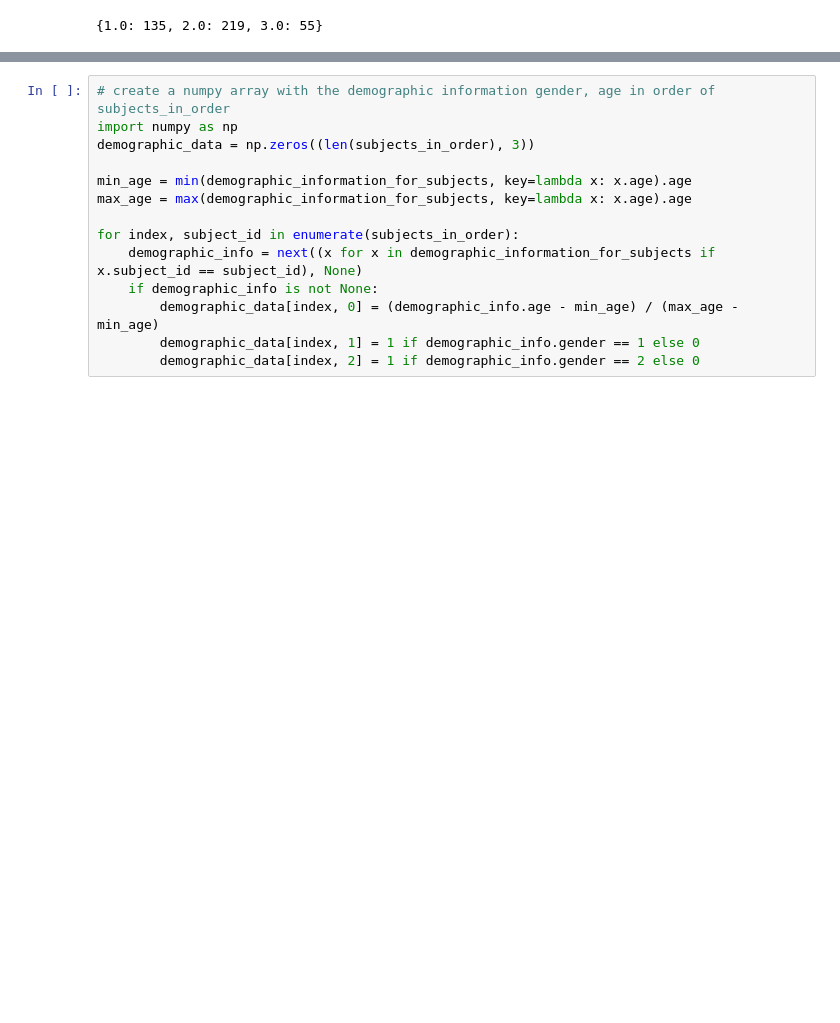
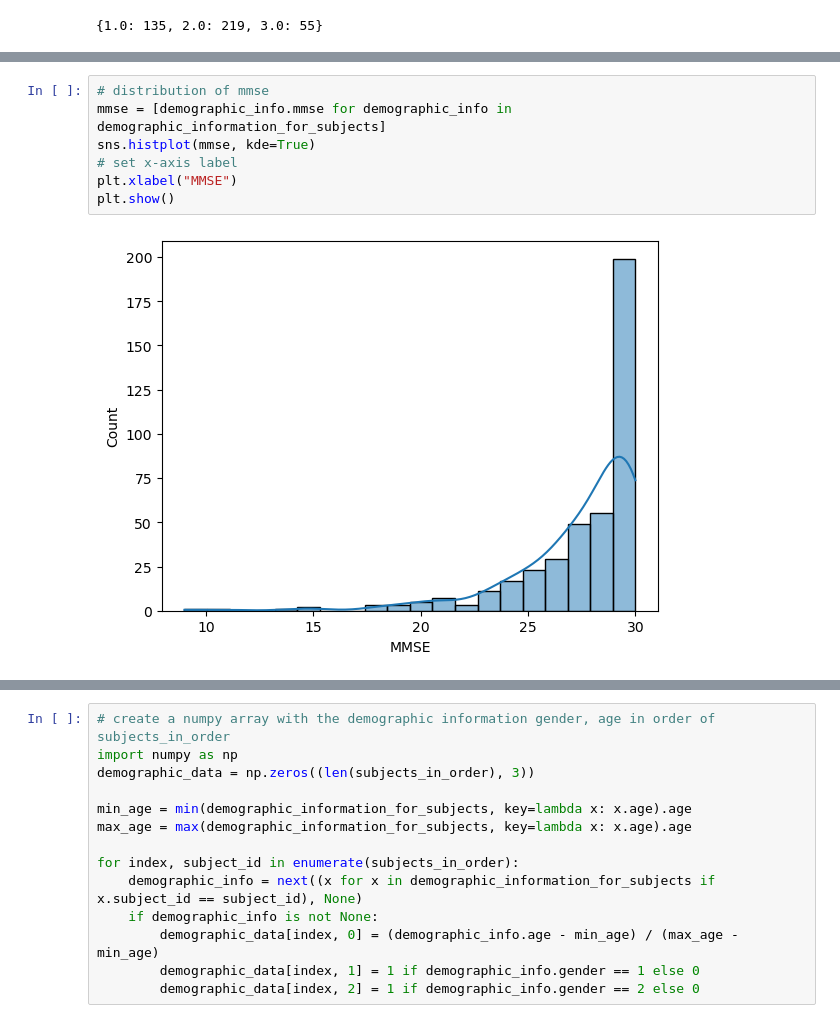
Before and after one commit to jonasfallmann/pr-master-alzheimers-classification, a Jupyter notebook: demographic-preprocessing.ipynb, the cells around one changed output, grey strips where cells are left out. Drawn from its saved outputs; the diff is of its cells as text; blank space fills up the shorter version.

```diff
--- a/demographic-preprocessing.ipynb
+++ b/demographic-preprocessing.ipynb
@@ -225,0 +257,9 @@ diagnosis_distribution
+# %%
+# distribution of mmse
+mmse = [demographic_info.mmse for demographic_info in demographic_information_for_subjects]
+sns.histplot(mmse, kde=True)
+# set x-axis label
+plt.xlabel("MMSE")
+plt.show()
+# %% [output]
+[figure, added]
```
Also changed, not shown: parts of 3 cells of this notebook.
